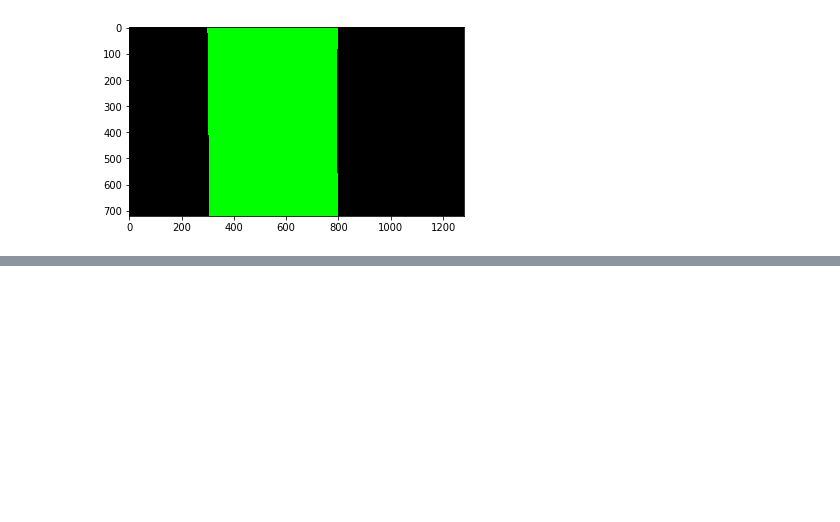
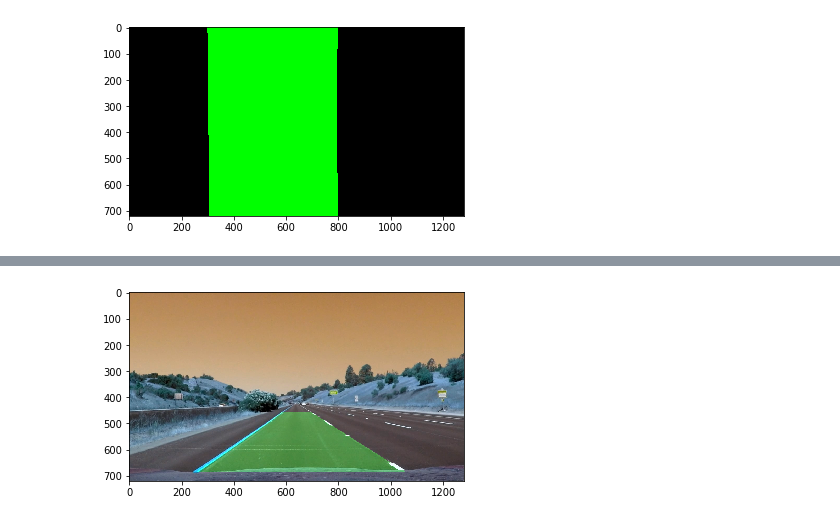
Before and after one commit to kanhua/CarND-Advanced-Lane-Lines, a Jupyter notebook: Image process pipeline test.ipynb, the cells around one changed output, grey strips where cells are left out. Saved outputs shown, nothing was run; the diff lists cells and outputs as text; code cells hidden in the pictures; blank space fills up the shorter version.

```diff
--- a/Image process pipeline test.ipynb
+++ b/Image process pipeline test.ipynb
@@ -292,3 +317,9 @@ plt.show()
+# %%
+stacked_img=stack_lane_line(img,transformed_img)
+plt.imshow(stacked_img)
+plt.show()
+# %% [output]
+[figure, added]
 # %%
 # Generate some fake data to represent lane-line pixels
 ploty = np.linspace(0, 719, num=720)# to cover same y-range as image
```
Also changed, not shown: parts of 8 cells of this notebook, 10 other files.
